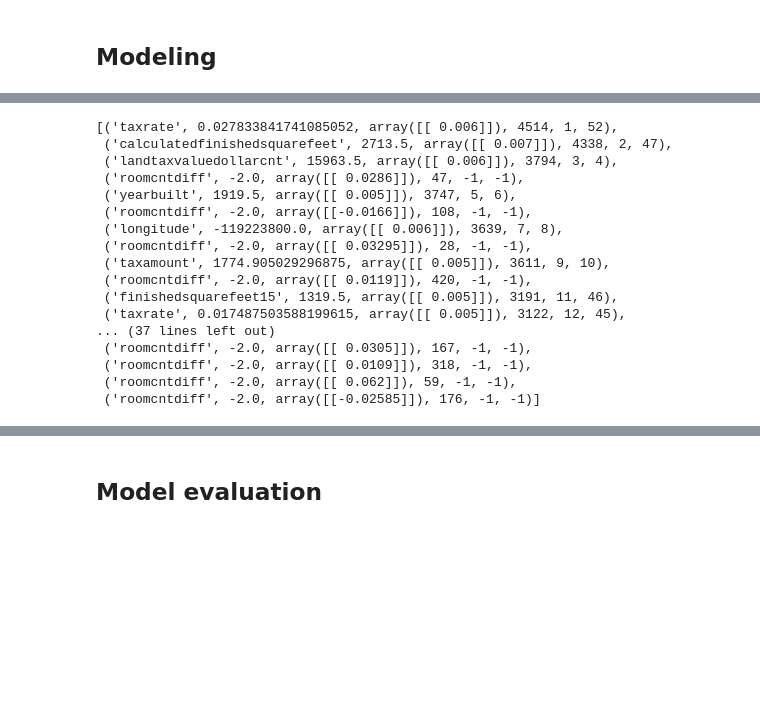
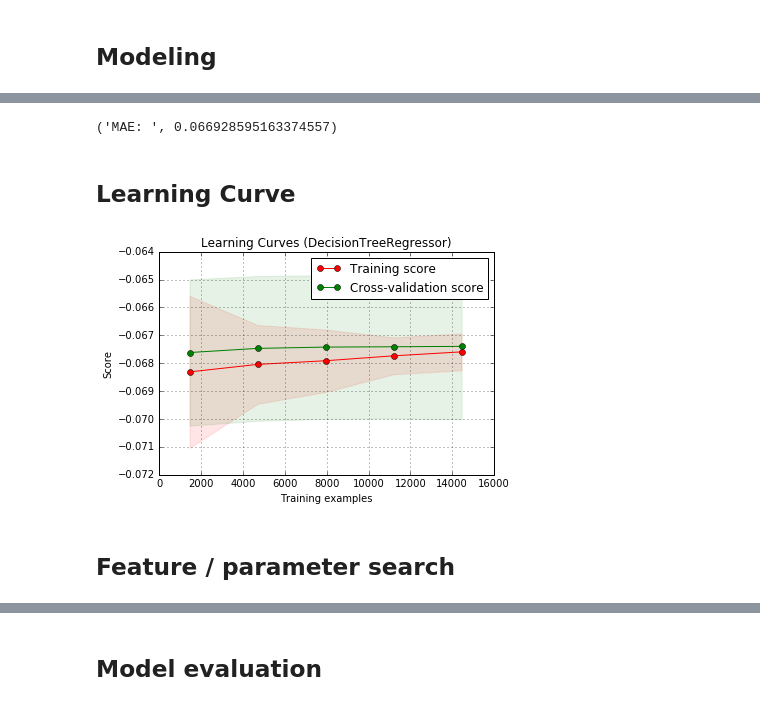
Before and after one commit to jdl359/Zillow, a Jupyter notebook: zillow_notebook.ipynb, the cells around one changed output, grey strips where cells are left out. Saved outputs shown, nothing was run; the diff lists cells and outputs as text; code cells hidden in the pictures; blank space fills up the shorter version.

```diff
--- a/zillow_notebook.ipynb
+++ b/zillow_notebook.ipynb
@@ -513,5 +621,5 @@ features_to_keep = features_to_keep.union(
 # %%
 train_filtered = train_full
-for column in train.columns:
+for column in train_full.columns:
     if column not in features_to_keep:
         train_filtered = train_filtered.drop(column, axis=1)
@@ -531,14 +647,13 @@ X_train, X_test, Y_train, Y_test = train_test_split(X, Y, train_size=.9)
 # %%
-# Fit regression model
-min_samples_split = int(round(len(X_train)/10, 0))
-min_samples_leaf = int(round(len(X_train)/200, 0))
+max_depth = None
+min_samples_split = int(round(len(X)/6, 0))
+min_samples_leaf = int(round(len(X)/60, 0))
 
 print("min_samples_split =", min_samples_split)
 print("min_samples_split =", min_samples_leaf)
 
-model = DecisionTreeRegressor(max_depth=None,
+model = DecisionTreeRegressor(max_depth=max_depth,
                               min_samples_split = min_samples_split,
                               min_samples_leaf = min_samples_leaf,
                               criterion = "mae")
-model.fit(X_train, Y_train)
 # %% [output]
@@ -569,0 +678,12 @@ Y_predict=model.predict(X_test)
+# %%
+# Fit regression model
+X_train, X_test, Y_train, Y_test = train_test_split(X, Y, train_size=.4)
+model.fit(X_train, Y_train)
+
+# Tree description
+zip(X.columns[model.tree_.feature],
+    model.tree_.threshold,
+    model.tree_.value,
+    model.tree_.n_node_samples,
+    model.tree_.children_left,
+    model.tree_.children_right)
@@ -592,26 +719,19 @@ sorted(zip(map(lambda x: round(x, 4), model.feature_importances_), X_train.colum
-# %%
-# Tree description
-zip(X.columns[model.tree_.feature],
-    model.tree_.threshold,
-    model.tree_.value,
-    model.tree_.n_node_samples,
-    model.tree_.children_left,
-    model.tree_.children_right)
-# %% [output]
-[('taxrate', 0.027833841741085052, array([[ 0.006]]), 4514, 1, 52),
- ('calculatedfinishedsquarefeet', 2713.5, array([[ 0.007]]), 4338, 2, 47),
- ('landtaxvaluedollarcnt', 15963.5, array([[ 0.006]]), 3794, 3, 4),
- ('roomcntdiff', -2.0, array([[ 0.0286]]), 47, -1, -1),
- ('yearbuilt', 1919.5, array([[ 0.005]]), 3747, 5, 6),
- ('roomcntdiff', -2.0, array([[-0.0166]]), 108, -1, -1),
- ('longitude', -119223800.0, array([[ 0.006]]), 3639, 7, 8),
- ('roomcntdiff', -2.0, array([[ 0.03295]]), 28, -1, -1),
- ('taxamount', 1774.905029296875, array([[ 0.005]]), 3611, 9, 10),
- ('roomcntdiff', -2.0, array([[ 0.0119]]), 420, -1, -1),
- ('finishedsquarefeet15', 1319.5, array([[ 0.005]]), 3191, 11, 46),
- ('taxrate', 0.017487503588199615, array([[ 0.005]]), 3122, 12, 45),
-... (37 lines left out)
- ('roomcntdiff', -2.0, array([[ 0.0305]]), 167, -1, -1),
- ('roomcntdiff', -2.0, array([[ 0.0109]]), 318, -1, -1),
- ('roomcntdiff', -2.0, array([[ 0.062]]), 59, -1, -1),
- ('roomcntdiff', -2.0, array([[-0.02585]]), 176, -1, -1)]
+# %%
+# Zillow MAE (test)
+Y_predict=model.predict(X_test)
+print("MAE: ",metrics.mean_absolute_error(Y_test['logerror'], Y_predict))
+# %% [output]
+('MAE: ', 0.066928595163374557)
+# %% [markdown]
+##  Learning Curve
+# %%
+title = "Learning Curves (DecisionTreeRegressor)"
+# Cross validation with 5 iterations to get smoother mean test and train
+# score curves, each time with 20% data randomly selected as a validation set.
+cv = ShuffleSplit(n_splits=5, test_size=0.2, random_state=0)
+plot_learning_curve(model, title, X, Y, ylim=(0.0, 1.01), cv=cv, n_jobs=25)
+plt.show()
+# %% [output]
+[figure, added]
+# %% [markdown]
+##  Feature / parameter search
```
Also changed, not shown: parts of 22 cells of this notebook.
